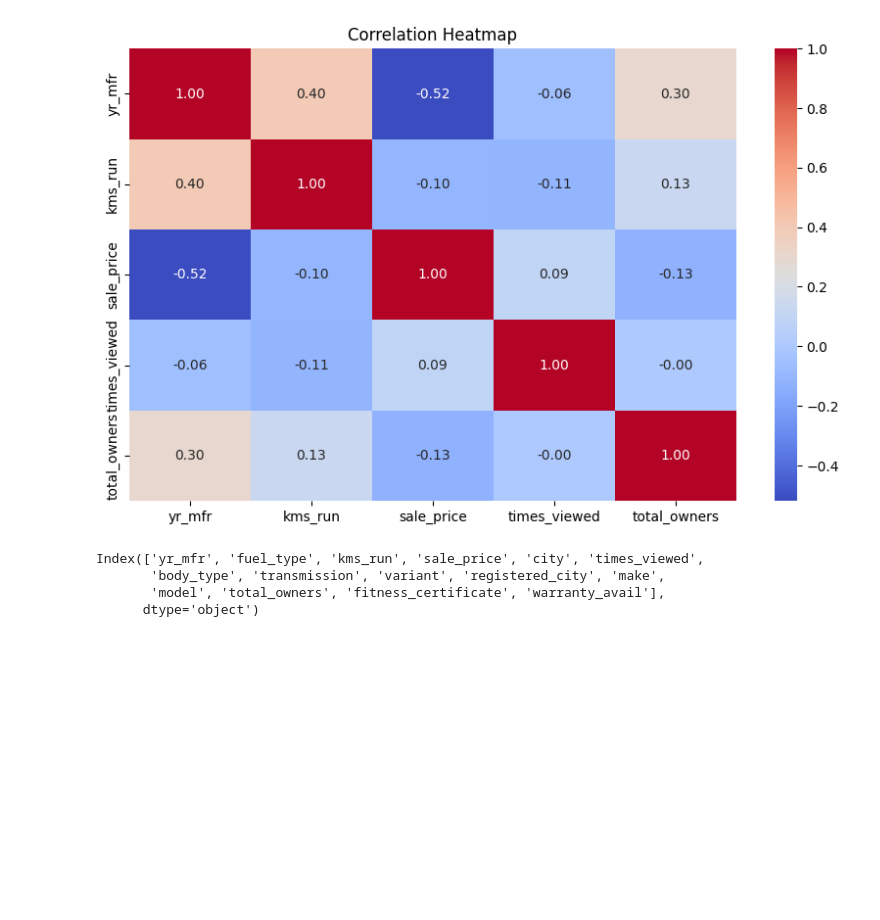
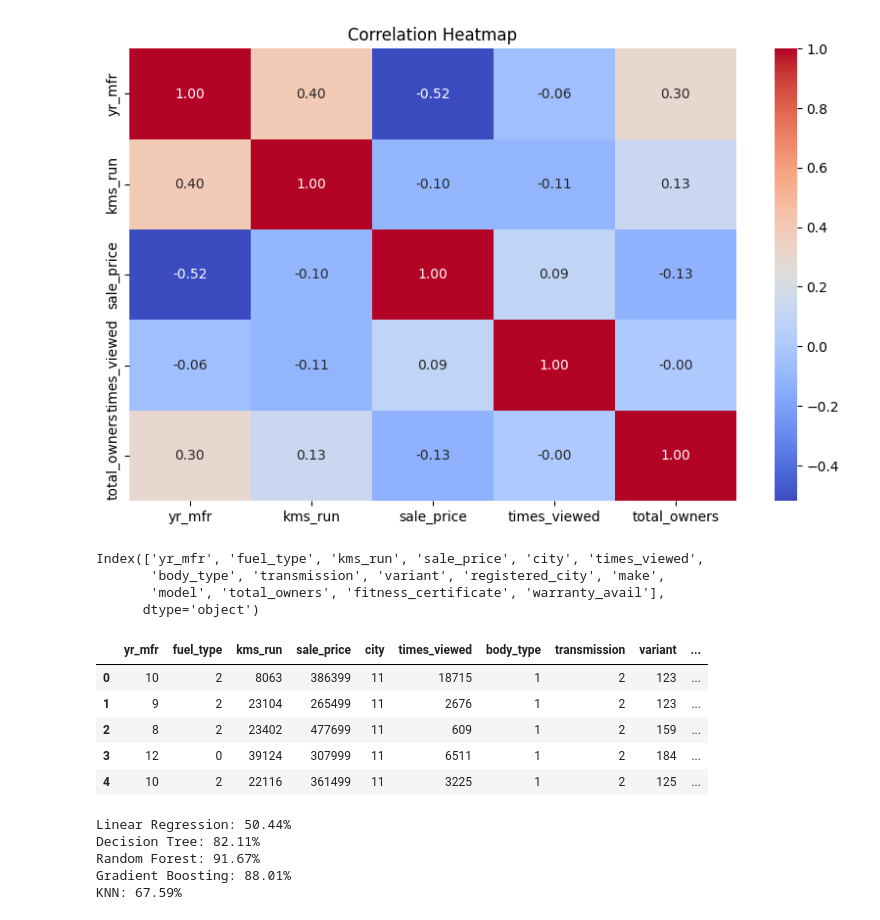
Before and after one commit to i-aryann/Used-car-price-prediction, a Jupyter notebook: car_price.ipynb, the cells around one changed output. Drawn from its saved outputs; the diff is of its cells as text; code cells hidden in the pictures; blank space fills up the shorter version.

```diff
--- a/car_price.ipynb
+++ b/car_price.ipynb
@@ -209,3 +209,20 @@ from sklearn.linear_model import LinearRegression
 from sklearn.tree import DecisionTreeRegressor
 from sklearn.ensemble import RandomForestRegressor, GradientBoostingRegressor
 from sklearn.neighbors import KNeighborsRegressor
+# %%
+for col in df.columns:
+    if df[col].dtype == 'bool':
+        df[col] = df[col].astype(str)
+# %%
+le = LabelEncoder()
+for col in df.select_dtypes(include=["object"]).columns:
+    df[col] = le.fit_transform(df[col].astype(str))
+# %%
+df.head()
+# %% [output]
+|  | yr_mfr | fuel_type | kms_run | sale_price | city | times_viewed | body_type | transmission | variant | ... |
+| 0 | 10 | 2 | 8063 | 386399 | 11 | 18715 | 1 | 2 | 123 | ... |
+| 1 | 9 | 2 | 23104 | 265499 | 11 | 2676 | 1 | 2 | 123 | ... |
+| 2 | 8 | 2 | 23402 | 477699 | 11 | 609 | 1 | 2 | 159 | ... |
+| 3 | 12 | 0 | 39124 | 307999 | 11 | 6511 | 1 | 2 | 184 | ... |
+| 4 | 10 | 2 | 22116 | 361499 | 11 | 3225 | 1 | 2 | 125 | ... |
@@ -211,0 +246,14 @@ from sklearn.neighbors import KNeighborsRegressor
+# %%
+results = {}
+for name, model in models.items():
+    model.fit(x_train, y_train)
+    y_pred = model.predict(x_test)
+    acc = r2_score(y_test, y_pred) * 100  # percentage
+    results[name] = acc
+    print(f"{name}: {acc:.2f}%")
+# %% [output]
+Linear Regression: 50.44%
+Decision Tree: 82.11%
+Random Forest: 91.67%
+Gradient Boosting: 88.01%
+KNN: 67.59%
```
Also changed, not shown: parts of 9 cells of this notebook, 4 other files.
